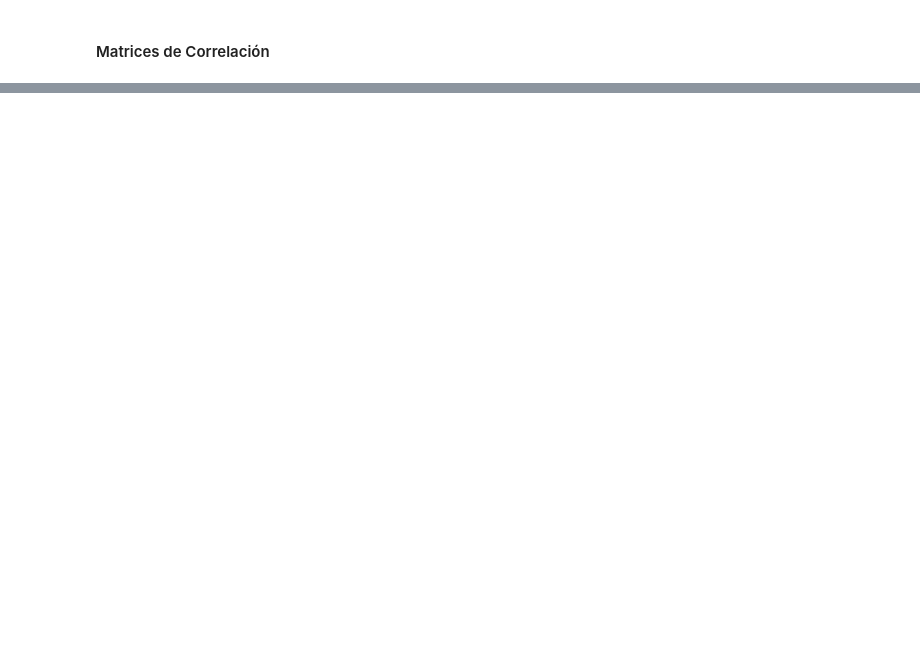
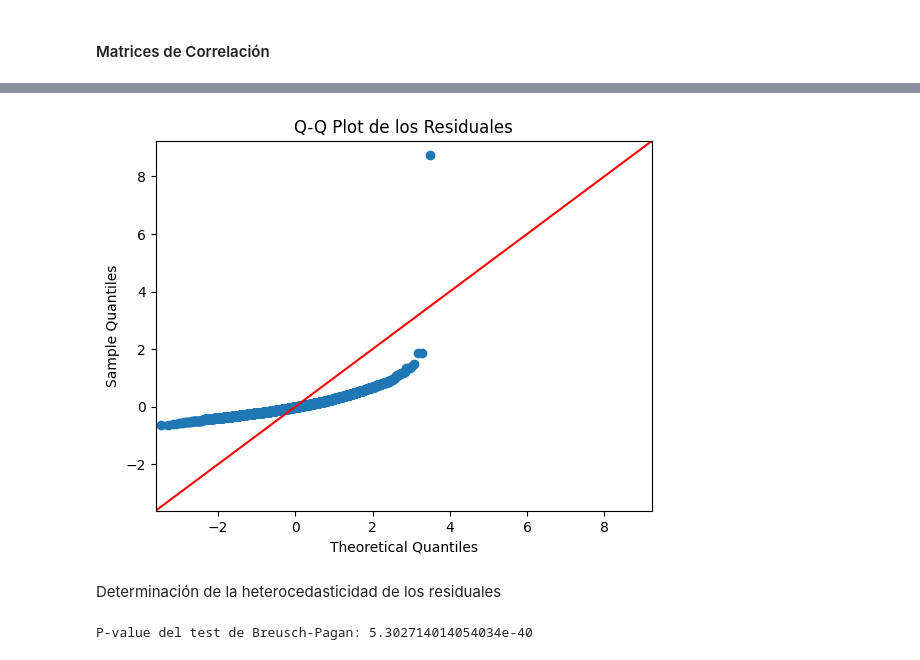
Before and after one commit to albinstein/Taller_ML1, a Jupyter notebook: Taller1_punto3.ipynb, the cells around one changed output, grey strips where cells are left out. Saved outputs shown, nothing was run; the diff lists cells and outputs as text; code cells hidden in the pictures; blank space fills up the shorter version.

```diff
--- a/Taller1_punto3.ipynb
+++ b/Taller1_punto3.ipynb
@@ -222,0 +151,11 @@ Notes:
+# %%
+train_df_scaled_RLM= train_df_scaled.copy()
+
+X = train_df_scaled_RLM[["Alcohol","Dióxido de Azúfre Total","Azúcar Residual"]]
+Y = train_df_scaled_RLM["Densidad"]
+X = sm.add_constant(X)
+
+model_RML = sm.RLM(Y, X, M=sm.robust.norms.HuberT())
+results_RML = model_RML.fit()
+
+print(results_RML.summary())
@@ -222,0 +184,7 @@ Notes:
+# %%
+# 1. Calcular el R-squared (manual)
+y_pred = results_RML.predict(X)  # Predicciones del modelo robusto
+SS_res = np.sum((Y - y_pred) ** 2)  # Residual sum of squares (SSE)
+SS_tot = np.sum((Y - np.mean(Y)) ** 2)  # Total sum of squares (SST)
+R2 = 1 - (SS_res / SS_tot)
+print(f'R-squared: {R2}')
@@ -222,0 +203,8 @@ Notes:
+# %%
+# 4. Normalidad de los errores: Test de Jarque-Bera
+# # Obtener los residuos
+residuales_RML = Y - y_pred
+# Test de Jarque-Bera
+jb_test = sm.stats.jarque_bera(residuales_RML)
+print(f'Estadística de Jarque-Bera: {jb_test[0]}')
+print(f'P-value de Jarque-Bera: {jb_test[1]}')
@@ -222,0 +223,15 @@ Notes:
+# %%
+# Q-Q plot para verificar la normalidad
+sm.qqplot(residuales_RML, line='45')
+plt.title('Q-Q Plot de los Residuales')
+plt.show()
+# %% [output]
+[figure, added]
+# %% [markdown]
+Determinación de la heterocedasticidad de los residuales
+# %%
+# 5. Heterocedasticidad: Test de Breusch-Pagan
+lm, lm_pvalue, fvalue, f_pvalue = het_breuschpagan(residuales_RML, X)
+print(f'P-value del test de Breusch-Pagan: {f_pvalue}')
+# %% [output]
+P-value del test de Breusch-Pagan: 5.302714014054034e-40
```
Also changed, not shown: parts of 111 cells of this notebook.
